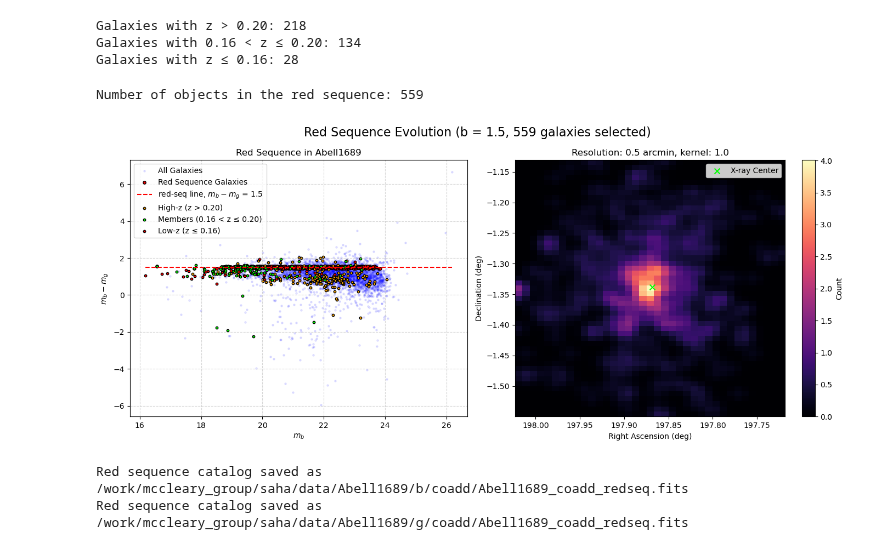
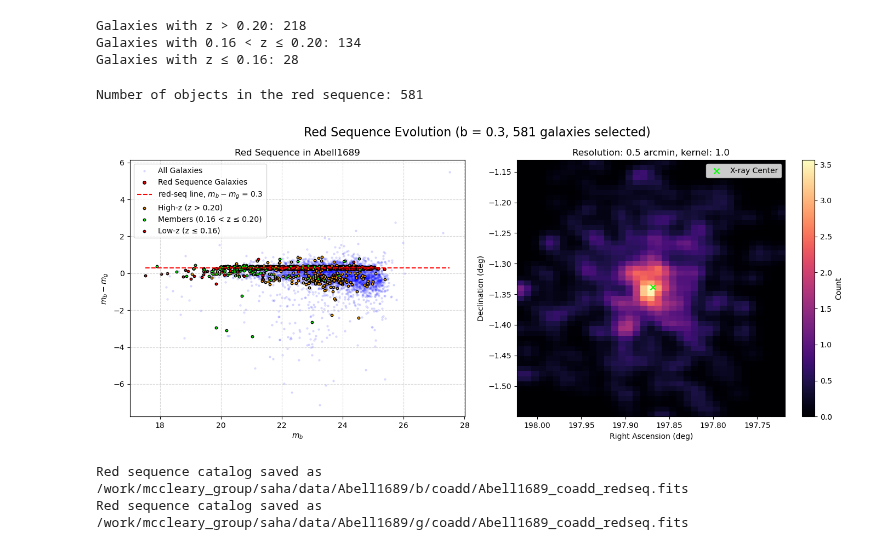
Before and after one commit to superbit-collaboration/superbit-lensing, a Jupyter notebook: notebooks/red_sequence/redseq.ipynb, the cells around one changed output. Drawn from its saved outputs; the diff is of its cells as text; code cells hidden in the pictures.

```diff
--- a/notebooks/red_sequence/redseq.ipynb
+++ b/notebooks/red_sequence/redseq.ipynb
@@ -57,7 +57,7 @@ Galaxies with 0.16 < z ≤ 0.20: 134
 Galaxies with z ≤ 0.16: 28
 # %%
 a = 0.0
-b = 1.5
+b = 0.3
 tolerance = 0.07
 
 ra_max, ra_min, dec_max, dec_min = np.max(cm_cat["ra"]), np.min(cm_cat["ra"]), np.max(cm_cat["dec"]), np.min(cm_cat["dec"])
@@ -90,35 +90,35 @@ fig, axes = plt.subplots(1, 2, figsize=(14, 6))
 # First plot: Color-Magnitude Diagram
 axes[0].scatter(m_b, color_index, s=5, alpha=0.1, color='blue', label="All Galaxies")
 axes[0].scatter(m_b[red_sequence_mask], color_index[red_sequence_mask], s=15, color='red', edgecolors='black', label="Red Sequence Galaxies")
 m_b_range = np.linspace(min(m_b), max(m_b), 100)
 axes[0].plot(m_b_range, a * m_b_range + b, color='red', linestyle='--', label=f"red-seq line, $m_b - m_g$ = {b}")
 axes[0].scatter(m_b_high, color_index_high, s=10, edgecolors='black', facecolors='orange', label=f'High-z (z > {cluster_redshift_up:.2f})')
 axes[0].scatter(m_b_mid, color_index_mid, s=10, edgecolors='black', facecolors='lime', label=f'Members ({cluster_redshift_down:.2f} < z ≤ {cluster_redshift_up:.2f})')
 axes[0].scatter(m_b_low, color_index_low, s=10, edgecolors='black', facecolors='red', label=f'Low-z (z ≤ {cluster_redshift_down:.2f})')
 axes[0].set_xlabel(r"$m_b$")
 axes[0].set_ylabel(r"$m_b - m_g$")
 axes[0].set_title(f"Red Sequence in {cluster_name}")
 axes[0].legend()
 axes[0].grid(True, linestyle='--', alpha=0.5)
 
 # Second plot: Spatial distribution of red-sequence galaxies
 im = axes[1].imshow(smoothed_hist.T[:, ::-1], origin='lower', aspect='auto', cmap='magma',
                     extent=[ra_max, ra_min, dec_min, dec_max])
 axes[1].scatter(ra_center_inverted, dec_center, color='lime', marker='x', s=50, label="X-ray Center")
 axes[1].set_xlabel("Right Ascension (deg)")
 axes[1].set_ylabel("Declination (deg)")
 axes[1].set_title(f"Resolution: {resolution} arcmin, kernel: {sigma}")
 axes[1].legend()
 fig.colorbar(im, ax=axes[1], label="Count")
 n_red_seq = np.sum(red_sequence_mask)
 fig.suptitle(f"Red Sequence Evolution (b = {b:.1f}, {n_red_seq} galaxies selected)",
                 fontsize=16)
 # Show plots
 plt.tight_layout()
 plt.show()
 # %% [output]
-Number of objects in the red sequence: 559
+Number of objects in the red sequence: 581
-[figure, old version]
+[figure, new version]
 # %%
 red_seq_galaxies = cm_cat[red_sequence_mask]
 out_filename = f"{base_path}/{bands[0]}/coadd/{cluster_name}_coadd_redseq.fits"
```
Also changed, not shown: parts of 1 cell of this notebook, 20 other files.
